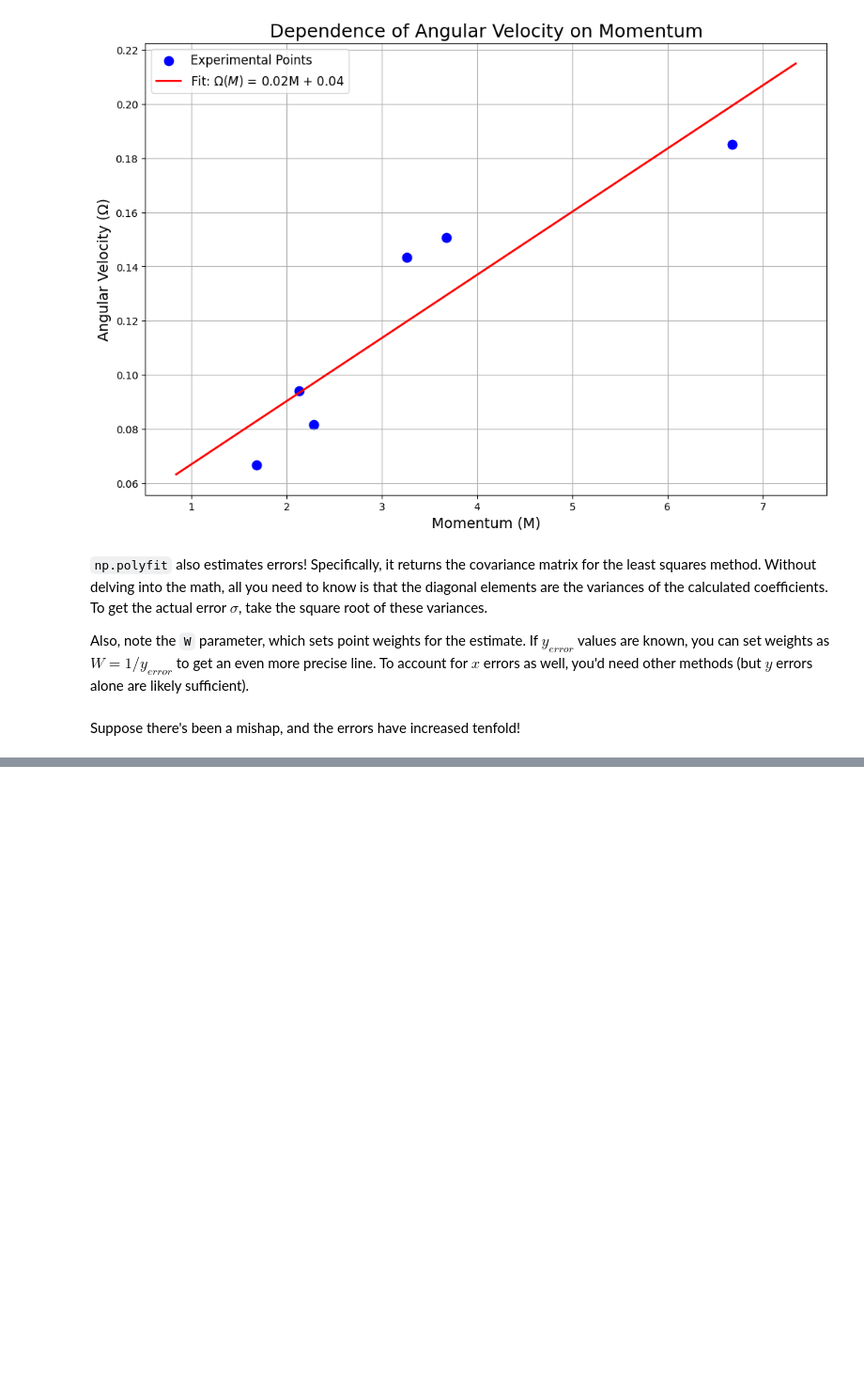
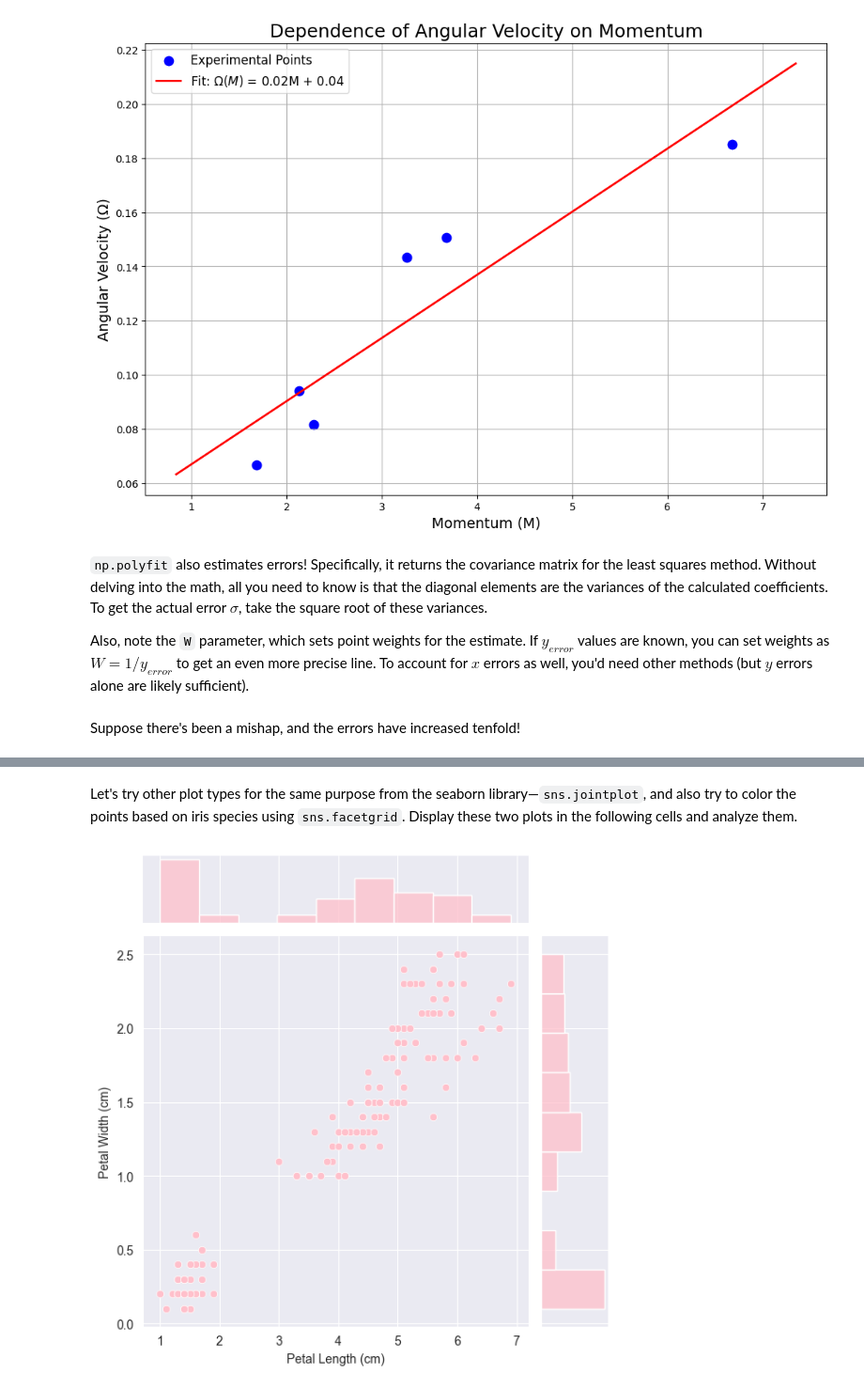
Before and after one commit to nguynntran/PYTHONPROJECT2, a Jupyter notebook: PROJECT2.ipynb, the cells around one changed output, grey strips where cells are left out. Shown at 94% size. Saved outputs shown, nothing was run; the diff lists cells and outputs as text; code cells hidden in the pictures; blank space fills up the shorter version.

```diff
--- a/PROJECT2.ipynb
+++ b/PROJECT2.ipynb
@@ -549,0 +691,11 @@ grouped_data['sigma_momentum'] *= 10
+# %% [markdown]
+Let's try other plot types for the same purpose from the seaborn library—`sns.jointplot`, and also try to color the points based on iris species using `sns.facetgrid`. Display these two plots in the following cells and analyze them.
+# %%
+sns.jointplot(data= iris,x = 'petal_length', y = 'petal_width', color='pink')
+
+
+plt.xlabel("Petal Length (cm)")
+plt.ylabel("Petal Width (cm)")
+plt.show()
+# %% [output]
+[figure, added]
```
Also changed, not shown: parts of 34 cells of this notebook, 1 other file.
